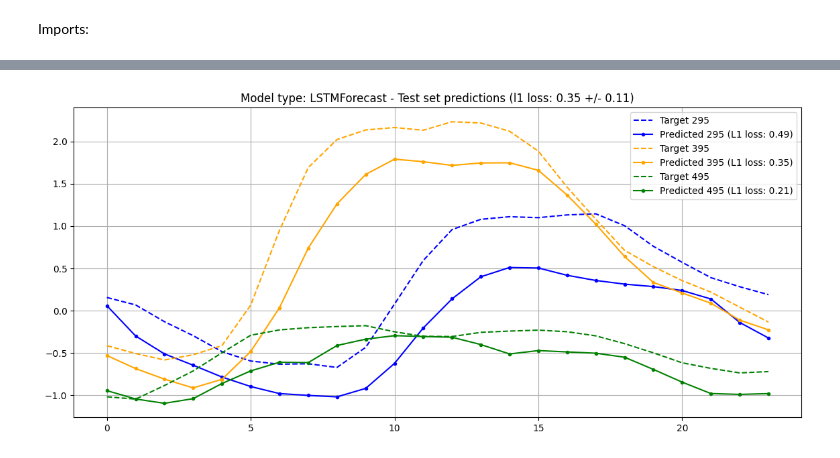
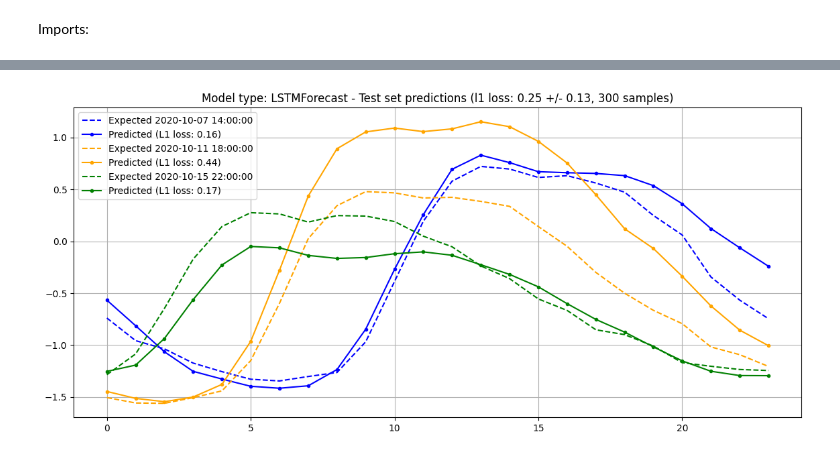
Before and after one commit to temp3rr0r/DR-DNN, a Jupyter notebook: Load_kW_NoDR.ipynb, the cells around one changed output, grey strips where cells are left out. Saved outputs shown, nothing was run; the diff lists cells and outputs as text; code cells hidden in the pictures.

```diff
--- a/Load_kW_NoDR.ipynb
+++ b/Load_kW_NoDR.ipynb
@@ -366,0 +453,4 @@ torch.Size([11473, 24])
+# %%
+val_input_data_window, val_output_data_window = get_data_IO_tensors(val_df)
+print(val_input_data_window.shape)
+print(val_output_data_window.shape)
@@ -366,0 +505,4 @@ torch.Size([11473, 24])
+# %%
+test_input_data_window, test_output_data_window = get_data_IO_tensors(test_df)
+print(test_input_data_window.shape)
+print(test_output_data_window.shape)
@@ -399,7 +557,7 @@ from torch.utils.data import DataLoader, TensorDataset
 torch.manual_seed(seed) # Set random seed for reproducibility
 
 # Define hyperparameters
-input_size = train_df.shape[1] # 10
+input_size = train_df.shape[1] # Number of features
 hidden_size = 64
 output_size = 24
 batch_size = 32
@@ -513,14 +671,22 @@ else:
 
 
 # Split the data into train, validation and test sets
-train_size = int(0.7 * len(input_data))
-val_size = int(0.15 * len(input_data))
-train_input = input_data[:train_size]
-train_target = target_data[:train_size]
-val_input = input_data[train_size:train_size+val_size]
-val_target = target_data[train_size:train_size+val_size]
-test_input = input_data[train_size+val_size:]
-test_target = target_data[train_size+val_size:]
+# train_size = int(0.7 * len(input_data))
+# val_size = int(0.15 * len(input_data))
+# train_input = input_data[:train_size]
+# train_target = target_data[:train_size]
+# val_input = input_data[train_size:train_size+val_size]
+# val_target = target_data[train_size:train_size+val_size]
+# test_input = input_data[train_size+val_size:]
+# test_target = target_data[train_size+val_size:]
+train_size = len(train_input_data_window)
+val_size = len(val_input_data_window)
+train_input = train_input_data_window
+train_target = train_output_data_window
+val_input = val_input_data_window
+val_target = val_output_data_window
+test_input = test_input_data_window
+test_target = test_output_data_window
 
 # Create DataLoader objects for training and testing
 train_dataset = TensorDataset(train_input, train_target)
@@ -594,24 +760,27 @@ Epoch 20/20, Train Loss: 0.0580, Validation Loss: 0.1372
 # %%
 offset = np.random.randint(0, len(test_input) - 300)
 color = ["blue", "orange", "green", "red", "purple", "brown", "pink", "gray", "olive", "cyan"]
 color_index = 0
 plt.figure(figsize=(14, 6))
 l1losses = []
-for index in range(offset, offset + 300, 100):
+step_size = 100
+samples = 300
+for index in range(offset, offset + samples, step_size):
     outputs = model(test_input[index, :, :].unsqueeze(0))
     # print("Input:", test_input[0].unsqueeze(0))
     # print("Predicted:", outputs)
     # print("Target:", test_target[index].unsqueeze(0))
     # print("Residuals:", torch.sum(outputs - test_target[index].unsqueeze(0)))
     l1loss =  nn.L1Loss()(outputs, test_target[index].unsqueeze(0))
     l1losses.append(l1loss.detach().numpy())
+    date =  pd.to_timedelta(16, unit='h') + test_df.index[index]
     # print("MSE:", criterion(outputs[index].unsqueeze(0), test_target[index].unsqueeze(0)))
-    plt.plot(test_target[index].detach().numpy().flatten(), "--", color=color[color_index], label=f"Target {index}")
-    plt.plot(outputs.detach().numpy().flatten(), ".-", color=color[color_index], label=f"Predicted {index} (L1 loss: {l1loss:.2f})")
+    plt.plot(test_target[index].detach().numpy().flatten(), "--", color=color[color_index], label=f"Expected {date}")
+    plt.plot(outputs.detach().numpy().flatten(), ".-", color=color[color_index], label=f"Predicted (L1 loss: {l1loss:.2f})")
     plt.legend()
     color_index += 1
-plt.title(f"Model type: {model.__class__.__name__} - Test set predictions (l1 loss: {np.array(l1losses).mean():.2f} +/- {np.array(l1losses).std():.2f})")
+plt.title(f"Model type: {model.__class__.__name__} - Test set predictions (l1 loss: {np.array(l1losses).mean():.2f} +/- {np.array(l1losses).std():.2f}, {samples} samples)")
 plt.grid()
 plt.show()
 # %% [output]
-[figure, old version]
+[figure, new version]
```
Also changed, not shown: parts of 10 cells of this notebook, 2 other files.
